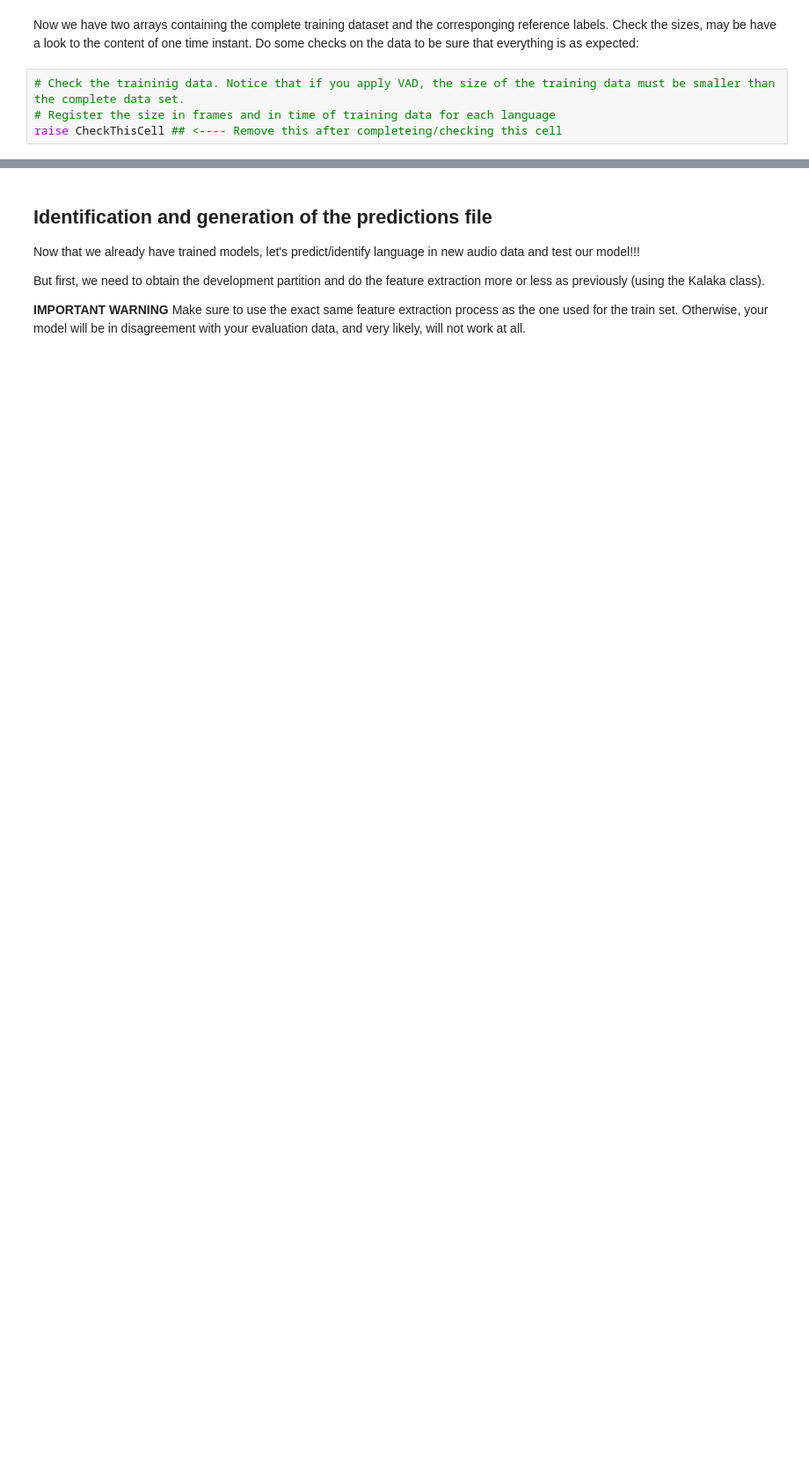
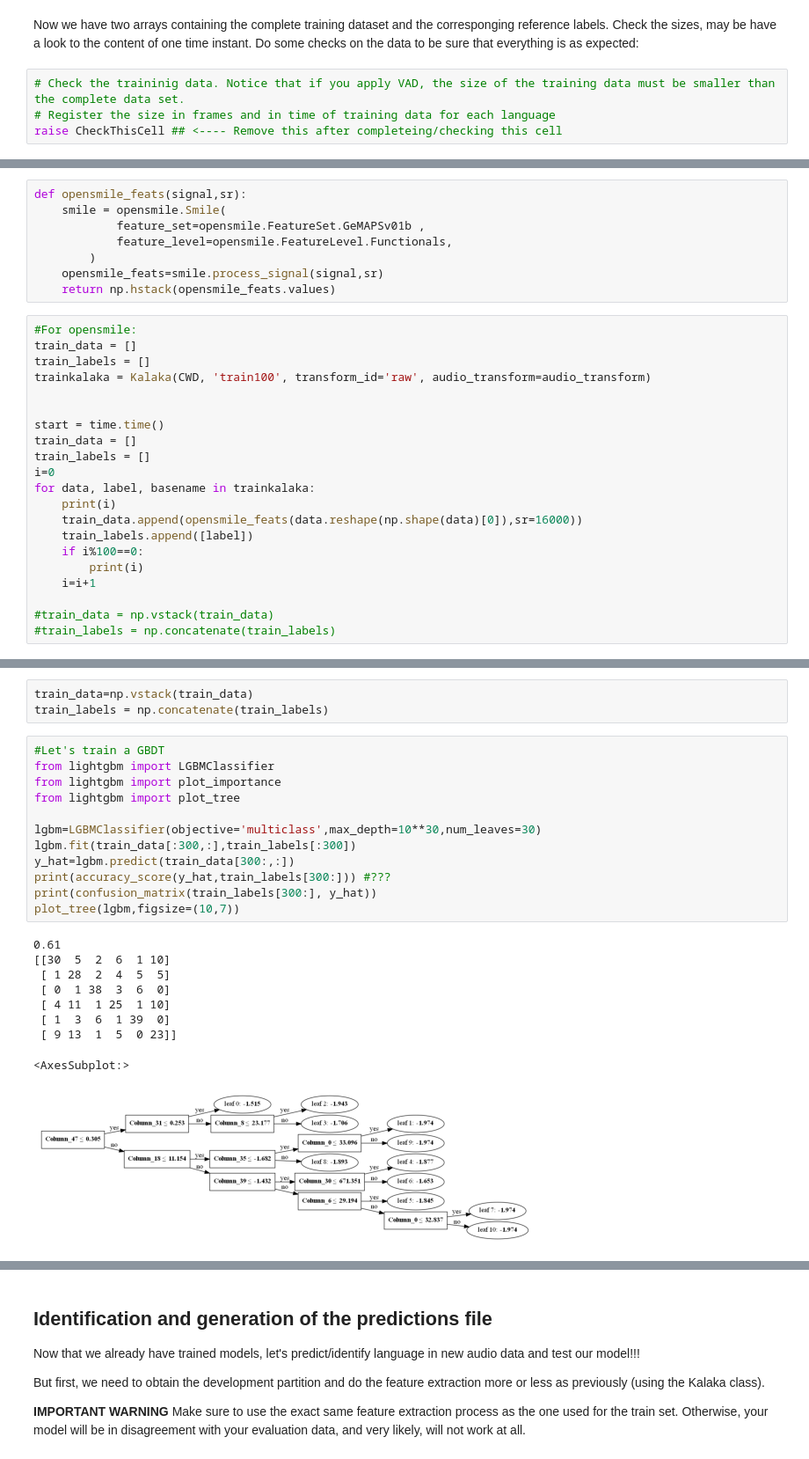
Before and after one commit to antoniovitorvb/slp-labs, a Jupyter notebook: LAB2/lab2_baseline.ipynb, the cells around one changed output, grey strips where cells are left out. Shown at 88% size. Saved outputs shown, nothing was run; the diff lists cells and outputs as text; blank space fills up the shorter version.

```diff
--- a/LAB2/lab2_baseline.ipynb
+++ b/LAB2/lab2_baseline.ipynb
@@ -413,0 +467,29 @@ models['Portuguese'].means_.shape
+# %%
+def opensmile_feats(signal,sr):
+    smile = opensmile.Smile(
+            feature_set=opensmile.FeatureSet.GeMAPSv01b ,
+            feature_level=opensmile.FeatureLevel.Functionals,
+        )
+    opensmile_feats=smile.process_signal(signal,sr)
+    return np.hstack(opensmile_feats.values)
+# %%
+#For opensmile:
+train_data = []
+train_labels = []
+trainkalaka = Kalaka(CWD, 'train100', transform_id='raw', audio_transform=audio_transform)
+
+
+start = time.time()
+train_data = []
+train_labels = []
+i=0
+for data, label, basename in trainkalaka:
+    print(i)
+    train_data.append(opensmile_feats(data.reshape(np.shape(data)[0]),sr=16000))
+    train_labels.append([label])
+    if i%100==0:
+        print(i)
+    i=i+1
+
+#train_data = np.vstack(train_data)
+#train_labels = np.concatenate(train_labels)
@@ -413,0 +580,25 @@ models['Portuguese'].means_.shape
+# %%
+train_data=np.vstack(train_data)
+train_labels = np.concatenate(train_labels)
+# %%
+#Let's train a GBDT
+from lightgbm import LGBMClassifier
+from lightgbm import plot_importance
+from lightgbm import plot_tree
+
+lgbm=LGBMClassifier(objective='multiclass',max_depth=10**30,num_leaves=30)
+lgbm.fit(train_data[:300,:],train_labels[:300])
+y_hat=lgbm.predict(train_data[300:,:])
+print(accuracy_score(y_hat,train_labels[300:])) #???
+print(confusion_matrix(train_labels[300:], y_hat))
+plot_tree(lgbm,figsize=(10,7))
+# %% [output]
+0.61
+[[30  5  2  6  1 10]
+ [ 1 28  2  4  5  5]
+ [ 0  1 38  3  6  0]
+ [ 4 11  1 25  1 10]
+ [ 1  3  6  1 39  0]
+ [ 9 13  1  5  0 23]]
+<AxesSubplot:>
+[figure, added]
```
Also changed, not shown: parts of 31 cells of this notebook.
